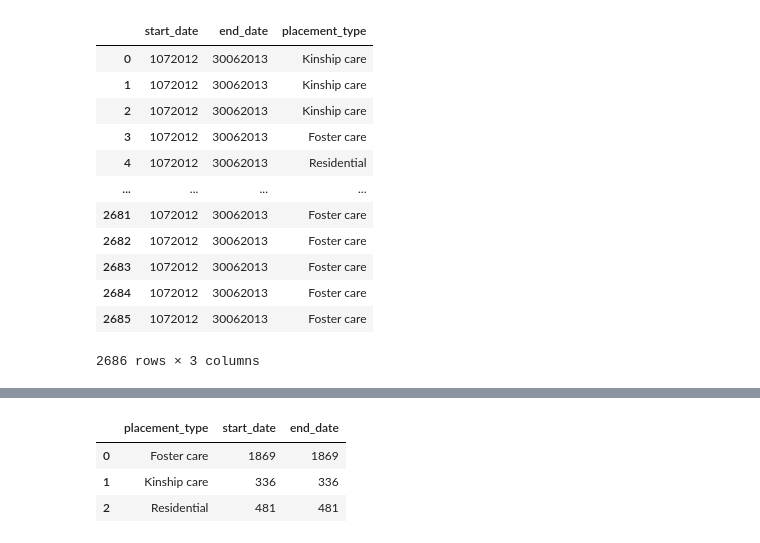
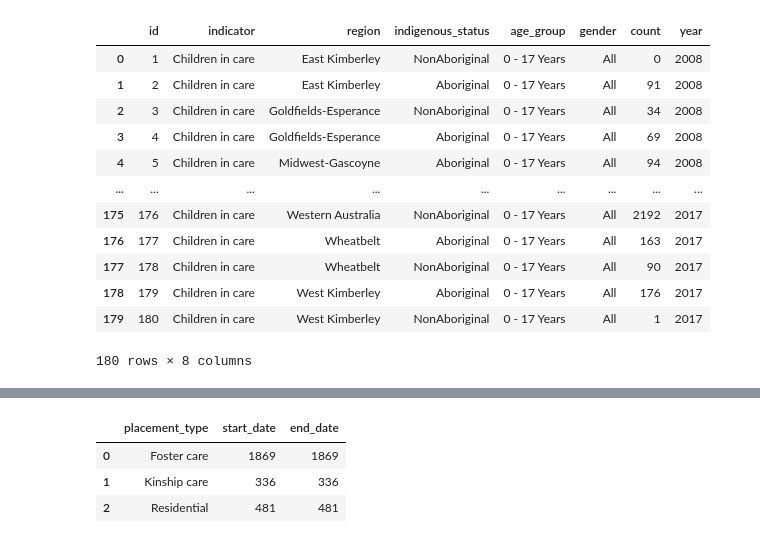
Before and after one commit to BonnerDev/final-project, a Jupyter notebook: workbook.ipynb, the cells around one changed output, grey strips where cells are left out. Drawn from its saved outputs; the diff is of its cells as text; code cells hidden in the pictures.

```diff
--- a/workbook.ipynb
+++ b/workbook.ipynb
@@ -15,19 +15,21 @@ data=pd.read_sql("select * from placement_type",conn)
 data2=pd.read_sql("select * from exiting_protective_order",conn)
 data3=pd.read_sql("select * from exiting_length_ohc",conn)
 data4=pd.read_sql("select * from commence_exit_by_state",conn)
+data5=pd.read_sql("select * from wa_safety_wellbeing",conn)
+data6=pd.read_sql("select * from wa_child_in_care",conn)
-# %%
-data
-# %% [output]
-|  | start_date | end_date | placement_type |
-| 0 | 1072012 | 30062013 | Kinship care |
-| 1 | 1072012 | 30062013 | Kinship care |
-| 2 | 1072012 | 30062013 | Kinship care |
-| 3 | 1072012 | 30062013 | Foster care |
-| 4 | 1072012 | 30062013 | Residential |
-| ... | ... | ... | ... |
-| 2681 | 1072012 | 30062013 | Foster care |
-| 2682 | 1072012 | 30062013 | Foster care |
-| 2683 | 1072012 | 30062013 | Foster care |
-| 2684 | 1072012 | 30062013 | Foster care |
-| 2685 | 1072012 | 30062013 | Foster care |
-2686 rows × 3 columns
+# %%
+data6
+# %% [output]
+|  | id | indicator | region | indigenous_status | age_group | gender | count | year |
+| 0 | 1 | Children in care | East Kimberley | NonAboriginal | 0 - 17 Years | All | 0 | 2008 |
+| 1 | 2 | Children in care | East Kimberley | Aboriginal | 0 - 17 Years | All | 91 | 2008 |
+| 2 | 3 | Children in care | Goldfields-Esperance | NonAboriginal | 0 - 17 Years | All | 34 | 2008 |
+| 3 | 4 | Children in care | Goldfields-Esperance | Aboriginal | 0 - 17 Years | All | 69 | 2008 |
+| 4 | 5 | Children in care | Midwest-Gascoyne | Aboriginal | 0 - 17 Years | All | 94 | 2008 |
+| ... | ... | ... | ... | ... | ... | ... | ... | ... |
+| 175 | 176 | Children in care | Western Australia | NonAboriginal | 0 - 17 Years | All | 2192 | 2017 |
+| 176 | 177 | Children in care | Wheatbelt | Aboriginal | 0 - 17 Years | All | 163 | 2017 |
+| 177 | 178 | Children in care | Wheatbelt | NonAboriginal | 0 - 17 Years | All | 90 | 2017 |
+| 178 | 179 | Children in care | West Kimberley | Aboriginal | 0 - 17 Years | All | 176 | 2017 |
+| 179 | 180 | Children in care | West Kimberley | NonAboriginal | 0 - 17 Years | All | 1 | 2017 |
+180 rows × 8 columns
```
Also changed, not shown: parts of 7 cells of this notebook, 5 other files.
